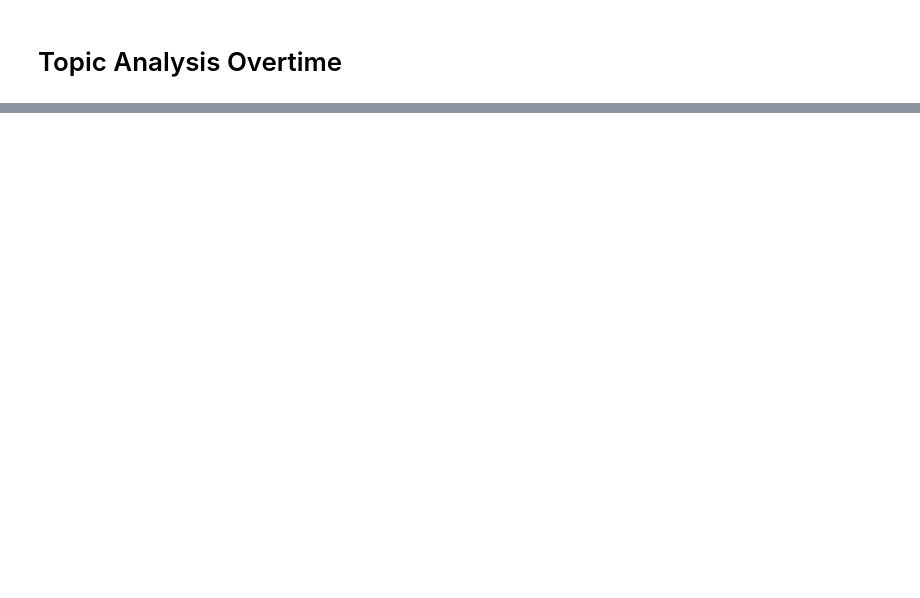
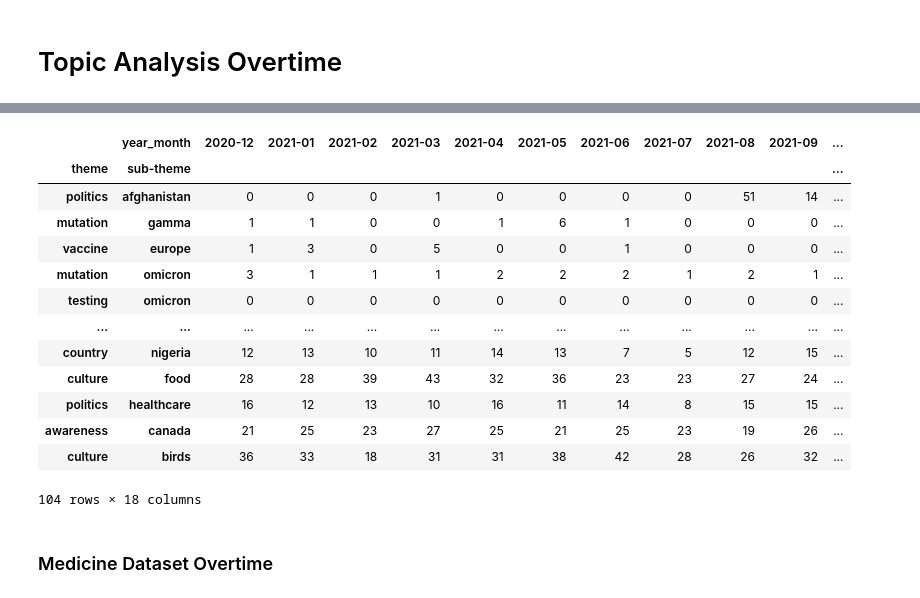
Before and after one commit to janthonas/Vaccine-Tweet-Modelling, a Jupyter notebook: data_analysis/Topic Analysis.ipynb, the cells around one changed output, grey strips where cells are left out. Drawn from its saved outputs; the diff is of its cells as text; code cells hidden in the pictures; blank space fills up the shorter version.

```diff
--- a/data_analysis/Topic Analysis.ipynb
+++ b/data_analysis/Topic Analysis.ipynb
@@ -220,5 +195,5 @@ media_topics_pruned.to_csv('../labelled_data/organized_topics/organized_media_to
 # %% [markdown]
 # Topic Analysis Overtime
 # %%
-network_data['timestamp'] = pd.to_datetime(network_data['Relationship Date (UTC)'])
-network_data['year_month'] = network_data['timestamp'].dt.to_period('M')
+full_network_organized_data['timestamp'] = pd.to_datetime(full_network_organized_data['Relationship Date (UTC)'])
+full_network_organized_data['year_month'] = full_network_organized_data['timestamp'].dt.to_period('M')
@@ -249,0 +205,23 @@ top_network_topics_per_month
+# %%
+# Convert 'Relationship Date (UTC)' to datetime and extract the year and month
+full_network_organized_data['timestamp'] = pd.to_datetime(full_network_organized_data['Relationship Date (UTC)'])
+full_network_organized_data['year_month'] = full_network_organized_data['timestamp'].dt.to_period('M')
+
+# Group by year_month, theme, and sub_theme, and sum the counts
+network_data_grouped = full_network_organized_data.groupby(['year_month', 'theme', 'sub-theme']).size().reset_index(name='counts')
+
+# Sort the DataFrame by year_month and counts in descending order
+network_data_grouped = network_data_grouped.sort_values(by=['year_month', 'theme', 'counts'], ascending=[True, True, False])
+# %%
+# Pivot the data to have 'year_month' as columns, 'theme', 'sub_theme' as index, and 'counts' as values
+network_pivoted_data = network_data_grouped.pivot_table(index=['theme', 'sub-theme'], columns='year_month', values='counts', fill_value=0)
+
+# Calculate the mean and standard deviation across the months for each theme-sub_theme pair
+network_pivoted_data['mean'] = network_pivoted_data.mean(axis=1)
+network_pivoted_data['std_dev'] = network_pivoted_data.std(axis=1)
+
+# Calculate the coefficient of variation (CV)
+network_pivoted_data['cv'] = network_pivoted_data['std_dev'] / network_pivoted_data['mean']
+
+# Sort the pairs by CV in descending order
+most_variable_network_pairs = network_pivoted_data.sort_values(by='cv', ascending=False)
@@ -249,0 +252,19 @@ top_network_topics_per_month
+# %%
+most_variable_network_pairs
+# %% [output]
+|  | year_month | 2020-12 | 2021-01 | 2021-02 | 2021-03 | 2021-04 | 2021-05 | 2021-06 | 2021-07 | 2021-08 | 2021-09 | ... |
+| theme | sub-theme |  |  |  |  |  |  |  |  |  |  | ... |
+| politics | afghanistan | 0 | 0 | 0 | 1 | 0 | 0 | 0 | 0 | 51 | 14 | ... |
+| mutation | gamma | 1 | 1 | 0 | 0 | 1 | 6 | 1 | 0 | 0 | 0 | ... |
+| vaccine | europe | 1 | 3 | 0 | 5 | 0 | 0 | 1 | 0 | 0 | 0 | ... |
+| mutation | omicron | 3 | 1 | 1 | 1 | 2 | 2 | 2 | 1 | 2 | 1 | ... |
+| testing | omicron | 0 | 0 | 0 | 0 | 0 | 0 | 0 | 0 | 0 | 0 | ... |
+| ... | ... | ... | ... | ... | ... | ... | ... | ... | ... | ... | ... | ... |
+| country | nigeria | 12 | 13 | 10 | 11 | 14 | 13 | 7 | 5 | 12 | 15 | ... |
+| culture | food | 28 | 28 | 39 | 43 | 32 | 36 | 23 | 23 | 27 | 24 | ... |
+| politics | healthcare | 16 | 12 | 13 | 10 | 16 | 11 | 14 | 8 | 15 | 15 | ... |
+| awareness | canada | 21 | 25 | 23 | 27 | 25 | 21 | 25 | 23 | 19 | 26 | ... |
+| culture | birds | 36 | 33 | 18 | 31 | 31 | 38 | 42 | 28 | 26 | 32 | ... |
+104 rows × 18 columns
+# %% [markdown]
+### Medicine Dataset Overtime
```
Also changed, not shown: parts of 66 cells of this notebook, 7 other files.
